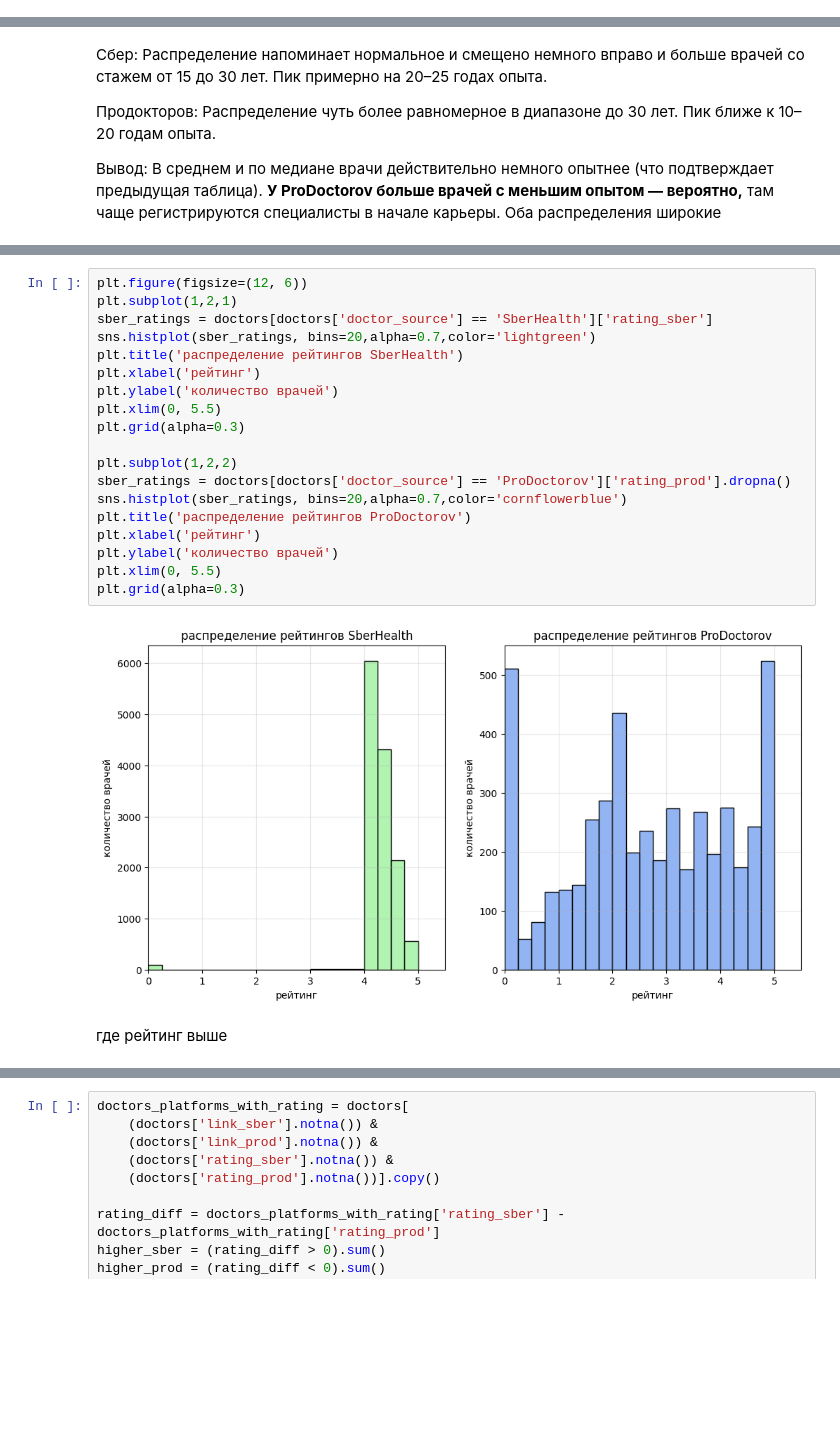
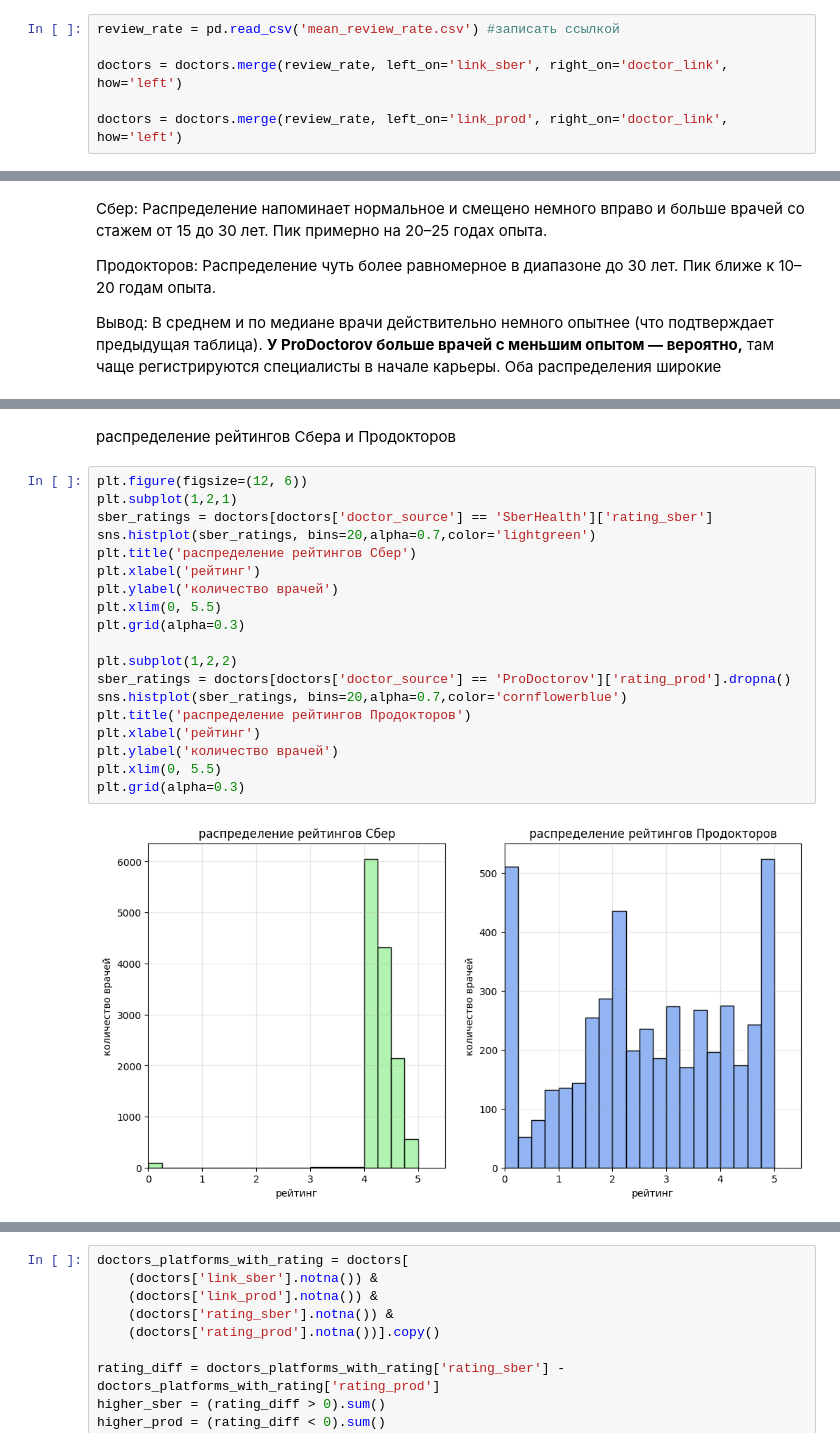
Before and after one commit to yyaroslavskiy/SkibidiDocDoc, a Jupyter notebook: eda/EDA_Doctors_1.ipynb, the cells around one changed output, grey strips where cells are left out. Drawn from its saved outputs; the diff is of its cells as text; blank space fills up the shorter version.

```diff
--- a/eda/EDA_Doctors_1.ipynb
+++ b/eda/EDA_Doctors_1.ipynb
@@ -59,0 +61,6 @@ doctors = pd.read_csv('https://github.com/yyaroslavskiy/cuddly-chainsaw/raw/refs
+# %%
+review_rate = pd.read_csv('mean_review_rate.csv') #записать ссылкой
+
+doctors = doctors.merge(review_rate, left_on='link_sber', right_on='doctor_link', how='left')
+
+doctors = doctors.merge(review_rate, left_on='link_prod', right_on='doctor_link', how='left')
@@ -467,23 +490,23 @@ dtype: float64
+# %% [markdown]
+распределение рейтингов Сбера и Продокторов
 # %%
 plt.figure(figsize=(12, 6))
 plt.subplot(1,2,1)
 sber_ratings = doctors[doctors['doctor_source'] == 'SberHealth']['rating_sber']
 sns.histplot(sber_ratings, bins=20,alpha=0.7,color='lightgreen')
-plt.title('распределение рейтингов SberHealth')
+plt.title('распределение рейтингов Сбер')
 plt.xlabel('рейтинг')
 plt.ylabel('количество врачей')
 plt.xlim(0, 5.5)
 plt.grid(alpha=0.3)
 
 plt.subplot(1,2,2)
 sber_ratings = doctors[doctors['doctor_source'] == 'ProDoctorov']['rating_prod'].dropna()
 sns.histplot(sber_ratings, bins=20,alpha=0.7,color='cornflowerblue')
-plt.title('распределение рейтингов ProDoctorov')
+plt.title('распределение рейтингов Продокторов')
 plt.xlabel('рейтинг')
 plt.ylabel('количество врачей')
 plt.xlim(0, 5.5)
 plt.grid(alpha=0.3)
 # %% [output]
-[figure, old version]
+[figure, new version]
-# %% [markdown]
-где рейтинг выше
```
Also changed, not shown: parts of 35 cells of this notebook.
